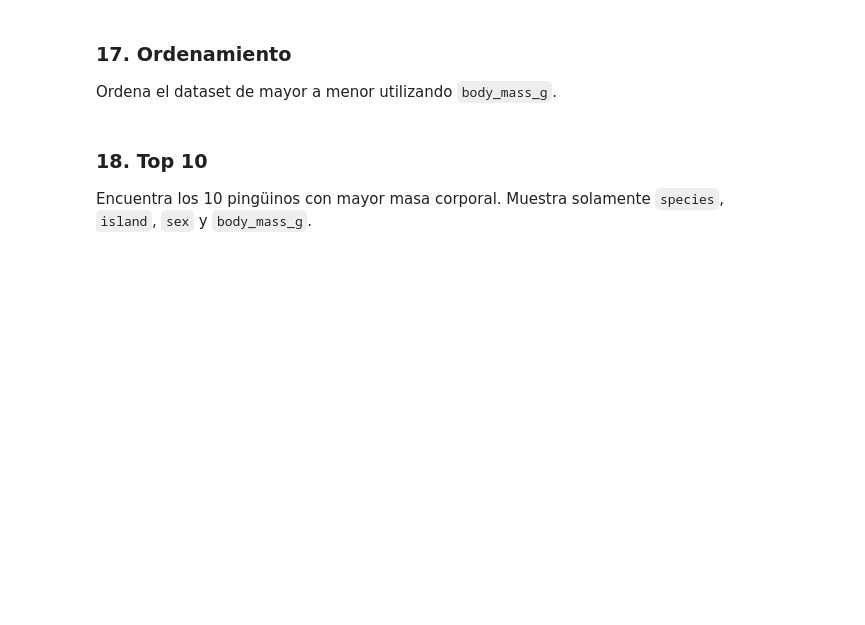
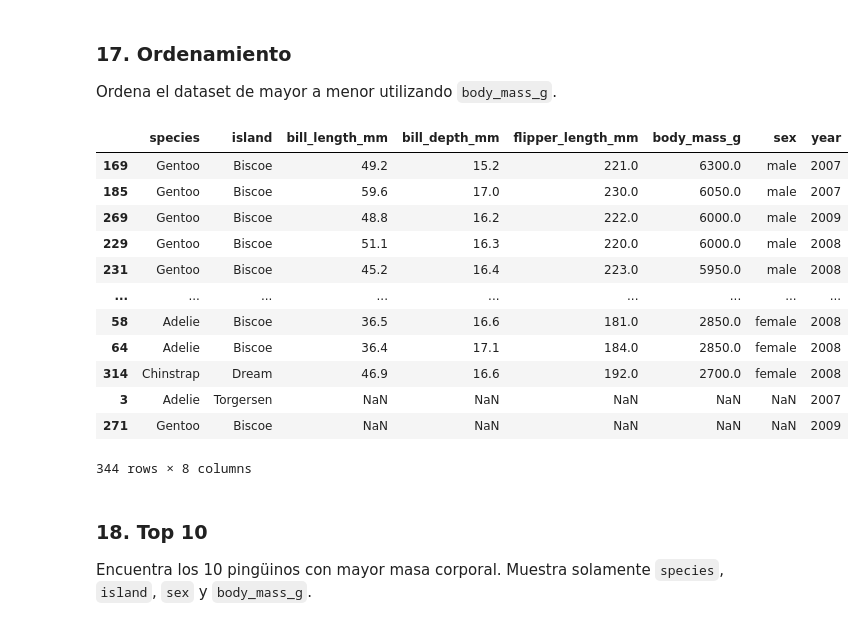
Before and after one commit to JSixma/dataengineer-g1, a Jupyter notebook: fundamentos_pandas/notebooks/09_practica_penguins.ipynb, the cells around one changed output. Cells and saved outputs as stored; diff of their text form; code cells hidden in the pictures; blank space fills up the shorter version.

```diff
--- a/fundamentos_pandas/notebooks/09_practica_penguins.ipynb
+++ b/fundamentos_pandas/notebooks/09_practica_penguins.ipynb
@@ -299,6 +315,21 @@ Obtén los registros correspondientes a pingüinos de las especies Adelie o Chin
 Ordena el dataset de mayor a menor utilizando `body_mass_g`.
 # %%
 # Escribe tu solución aquí
+df.sort_values(by="body_mass_g", ascending=False)
+# %% [output]
+|  | species | island | bill_length_mm | bill_depth_mm | flipper_length_mm | body_mass_g | sex | year |
+| 169 | Gentoo | Biscoe | 49.2 | 15.2 | 221.0 | 6300.0 | male | 2007 |
+| 185 | Gentoo | Biscoe | 59.6 | 17.0 | 230.0 | 6050.0 | male | 2007 |
+| 269 | Gentoo | Biscoe | 48.8 | 16.2 | 222.0 | 6000.0 | male | 2009 |
+| 229 | Gentoo | Biscoe | 51.1 | 16.3 | 220.0 | 6000.0 | male | 2008 |
+| 231 | Gentoo | Biscoe | 45.2 | 16.4 | 223.0 | 5950.0 | male | 2008 |
+| ... | ... | ... | ... | ... | ... | ... | ... | ... |
+| 58 | Adelie | Biscoe | 36.5 | 16.6 | 181.0 | 2850.0 | female | 2008 |
+| 64 | Adelie | Biscoe | 36.4 | 17.1 | 184.0 | 2850.0 | female | 2008 |
+| 314 | Chinstrap | Dream | 46.9 | 16.6 | 192.0 | 2700.0 | female | 2008 |
+| 3 | Adelie | Torgersen | NaN | NaN | NaN | NaN | NaN | 2007 |
+| 271 | Gentoo | Biscoe | NaN | NaN | NaN | NaN | NaN | 2009 |
+344 rows × 8 columns
 # %% [markdown]
 ### 18. Top 10
 
```
Also changed, not shown: parts of 8 cells of this notebook.
